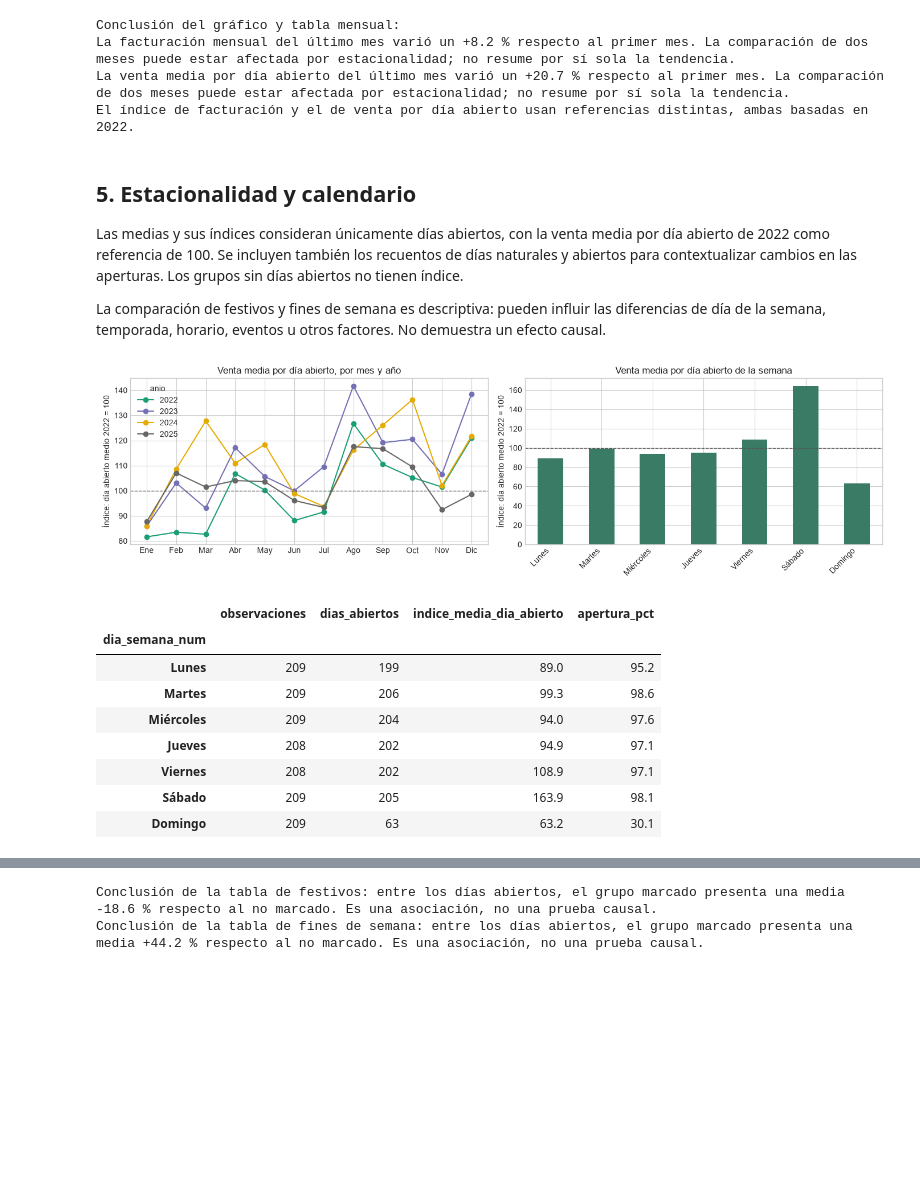
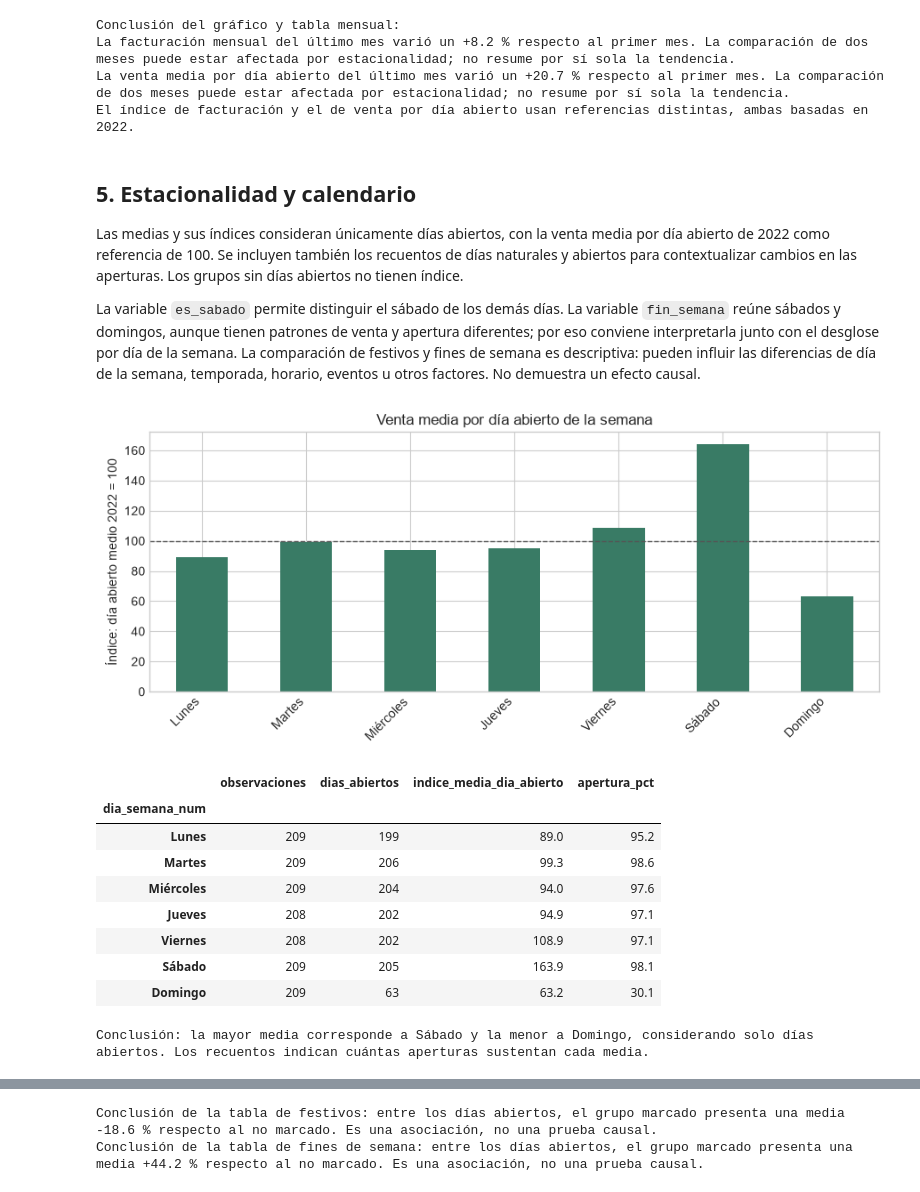
Before and after one commit to migueldevesaferrer/winery-direct-sales-viability, a Jupyter notebook: notebooks/eda.ipynb, the cells around one changed output, grey strips where cells are left out. Saved outputs shown, nothing was run; the diff lists cells and outputs as text; code cells hidden in the pictures; blank space fills up the shorter version.

```diff
--- a/notebooks/eda.ipynb
+++ b/notebooks/eda.ipynb
@@ -107,6 +107,7 @@ ventas["abierto"] = ventas["total"].gt(0)
 ventas["anio"] = ventas["fecha"].dt.year
 ventas["mes"] = ventas["fecha"].dt.month
 ventas["dia_semana_num"] = ventas["fecha"].dt.day_of_week
+ventas["es_sabado"] = ventas["dia_semana_num"].eq(5)
 ventas["fin_semana"] = ventas["dia_semana_num"].ge(5)
 ventas["periodo"] = ventas["fecha"].dt.to_period("M")
 for medio in ["tarjeta", "efectivo"]:
@@ -271,37 +343,39 @@ El índice de facturación y el de venta por día abierto usan referencias disti
 
 Las medias y sus índices consideran únicamente días abiertos, con la venta media por día abierto de 2022 como referencia de 100. Se incluyen también los recuentos de días naturales y abiertos para contextualizar cambios en las aperturas. Los grupos sin días abiertos no tienen índice.
 
-La comparación de festivos y fines de semana es descriptiva: pueden influir las diferencias de día de la semana, temporada, horario, eventos u otros factores. No demuestra un efecto causal.
+La variable `es_sabado` permite distinguir el sábado de los demás días. La variable `fin_semana` reúne sábados y domingos, aunque tienen patrones de venta y apertura diferentes; por eso conviene interpretarla junto con el desglose por día de la semana. La comparación de festivos y fines de semana es descriptiva: pueden influir las diferencias de día de la semana, temporada, horario, eventos u otros factores. No demuestra un efecto causal.
 # %%
 abiertos_calendario = ventas.loc[ventas["abierto"]]
 base_abierto_2022 = abiertos_calendario.loc[abiertos_calendario["anio"].eq(2022), "total"].mean()
 if pd.isna(base_abierto_2022) or base_abierto_2022 <= 0:
     raise ValueError("La venta media por día abierto de 2022 debe ser positiva para calcular el índice.")
 por_mes = abiertos_calendario.groupby(["anio", "mes"])["total"].mean().unstack("anio").div(base_abierto_2022).mul(100)
 por_dia = ventas.groupby("dia_semana_num").agg(
     observaciones=("fecha", "size"),
     dias_abiertos=("abierto", "sum"),
     ventas_eur=("total", "sum"),
 )
 por_dia["indice_media_dia_abierto"] = por_dia["ventas_eur"].div(
     por_dia["dias_abiertos"].replace(0, np.nan)
 ).div(base_abierto_2022).mul(100)
 por_dia["apertura_pct"] = por_dia["dias_abiertos"].div(por_dia["observaciones"]).mul(100)
 
-fig, axes = plt.subplots(1, 2, figsize=(14, 4))
-por_mes.plot(ax=axes[0], marker="o", colormap="Dark2")
-axes[0].set_xticks(range(1, 13), meses)
-axes[0].set(title="Venta media por día abierto, por mes y año", xlabel="", ylabel="Índice: día abierto medio 2022 = 100")
-por_dia["indice_media_dia_abierto"].plot.bar(ax=axes[1], color="#397b65")
-axes[1].set_xticks(range(7), dias, rotation=45, ha="right")
-axes[1].set(title="Venta media por día abierto de la semana", xlabel="", ylabel="Índice: día abierto medio 2022 = 100")
-for axis in axes:
-    axis.axhline(100, color="#555555", linestyle="--", linewidth=1)
-fig.tight_layout()
+ax = por_dia["indice_media_dia_abierto"].plot.bar(figsize=(9, 4), color="#397b65")
+ax.set_xticks(range(7), dias, rotation=45, ha="right")
+ax.set(title="Venta media por día abierto de la semana", xlabel="", ylabel="Índice: día abierto medio 2022 = 100")
+ax.axhline(100, color="#555555", linestyle="--", linewidth=1)
+plt.tight_layout()
 plt.show()
 display(por_dia.drop(columns="ventas_eur").rename(index=dict(enumerate(dias))).round(1))
+indices_semana = por_dia["indice_media_dia_abierto"].dropna()
+if indices_semana.empty:
+    print("No hay días abiertos suficientes para comparar los días de la semana.")
+else:
+    dia_maximo = int(indices_semana.idxmax())
+    dia_minimo = int(indices_semana.idxmin())
+    print(f"Conclusión: la mayor media corresponde a {dias[dia_maximo]} y la menor a {dias[dia_minimo]}, considerando solo días abiertos. Los recuentos indican cuántas aperturas sustentan cada media.")
 # %% [output]
-[figure, old version]
+[figure, new version]
 |  | observaciones | dias_abiertos | indice_media_dia_abierto | apertura_pct |
 | dia_semana_num |  |  |  |  |
 | Lunes | 209 | 199 | 89.0 | 95.2 |
@@ -311,3 +385,4 @@ display(por_dia.drop(columns="ventas_eur").rename(index=dict(enumerate(dias))).r
 | Viernes | 208 | 202 | 108.9 | 97.1 |
 | Sábado | 209 | 205 | 163.9 | 98.1 |
 | Domingo | 209 | 63 | 63.2 | 30.1 |
+Conclusión: la mayor media corresponde a Sábado y la menor a Domingo, considerando solo días abiertos. Los recuentos indican cuántas aperturas sustentan cada media.
```
Also changed, not shown: parts of 11 cells of this notebook.
